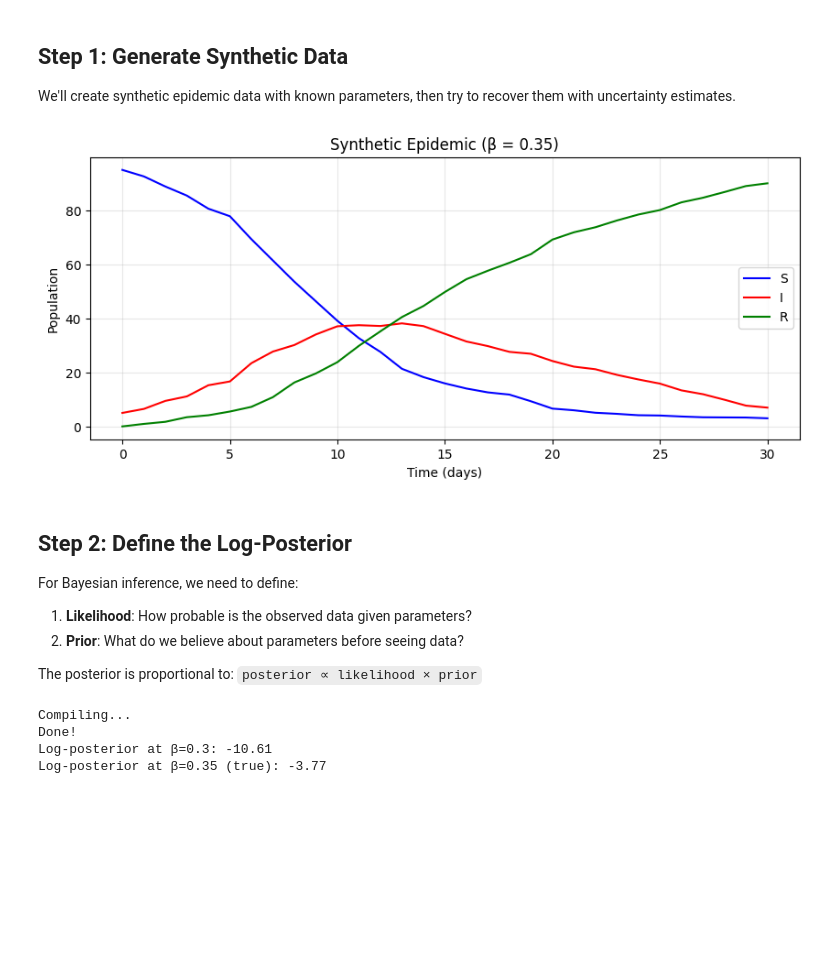
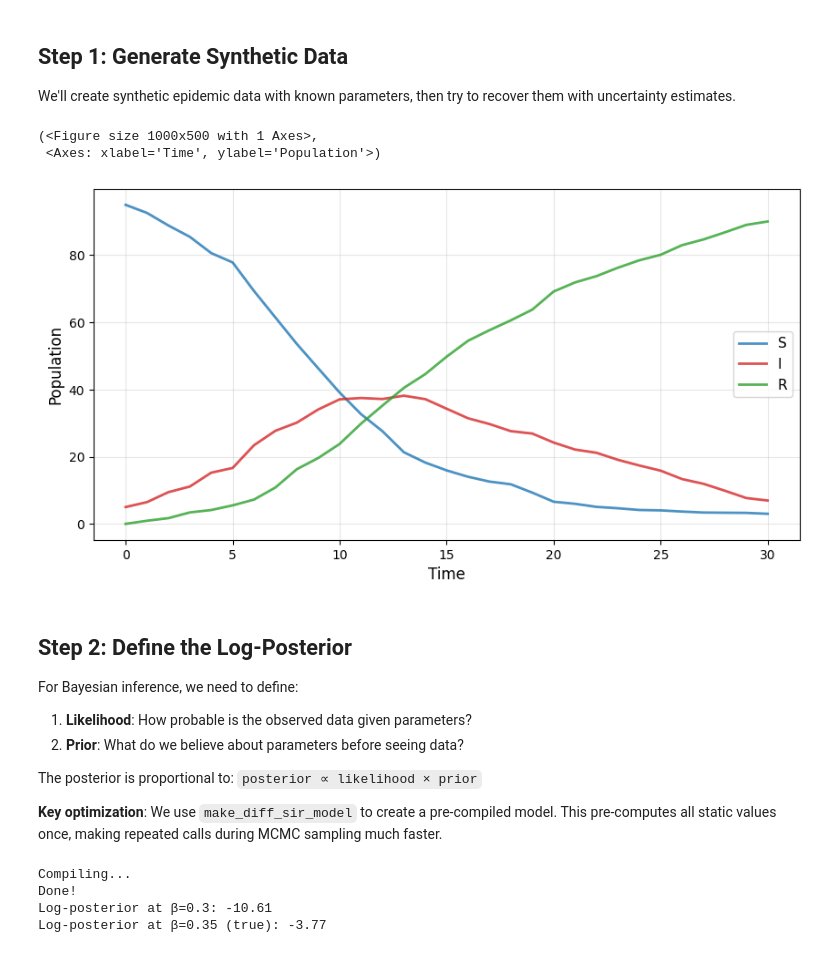
Before and after one commit to OJWatson/emidm, a Jupyter notebook: docs/notebooks/bayesian_inference.ipynb, the cells around one changed output. Cells and saved outputs as stored; diff of their text form; code cells hidden in the pictures; blank space fills up the shorter version.

```diff
--- a/docs/notebooks/bayesian_inference.ipynb
+++ b/docs/notebooks/bayesian_inference.ipynb
@@ -51,39 +52,30 @@ We'll create synthetic epidemic data with known parameters, then try to recover
 # %%
 # True parameters
 BETA_TRUE = 0.35
 GAMMA = 0.1
 N = 100  # Smaller for faster demo
 T = 30
 I0 = 5
 
 # Generate "observed" data
 # Using hard=False for smoother gradients (better for HMC)
 key = jax.random.PRNGKey(42)
 observed = run_diff_sir_simulation(
     N=N,
     I0=I0,
     beta=BETA_TRUE,
     gamma=GAMMA,
     T=T,
     config=DiffConfig(tau=0.5, hard=False),
     key=key,
 )
 
 observed_I = observed["I"]
-
-# Visualize
-fig, ax = plt.subplots(figsize=(10, 4))
-ax.plot(observed["t"], observed["S"], label="S", color="blue")
-ax.plot(observed["t"], observed["I"], label="I", color="red")
-ax.plot(observed["t"], observed["R"], label="R", color="green")
-ax.set_xlabel("Time (days)")
-ax.set_ylabel("Population")
-ax.set_title(f"Synthetic Epidemic (β = {BETA_TRUE})")
-ax.legend()
-ax.grid(alpha=0.3)
-plt.show()
+plot_sir(observed)
 # %% [output]
+(<Figure size 1000x500 with 1 Axes>,
+ <Axes: xlabel='Time', ylabel='Population'>)
-[figure, old version]
+[figure, new version]
 # %% [markdown]
 ## Step 2: Define the Log-Posterior
 
@@ -93,4 +85,6 @@ For Bayesian inference, we need to define:
 2. **Prior**: What do we believe about parameters before seeing data?
 
 The posterior is proportional to: `posterior ∝ likelihood × prior`
+
+**Key optimization**: We use `make_diff_sir_model` to create a pre-compiled model. This pre-computes all static values once, making repeated calls during MCMC sampling much faster.
 # %%
```
Also changed, not shown: parts of 3 cells of this notebook, 5 other files.
